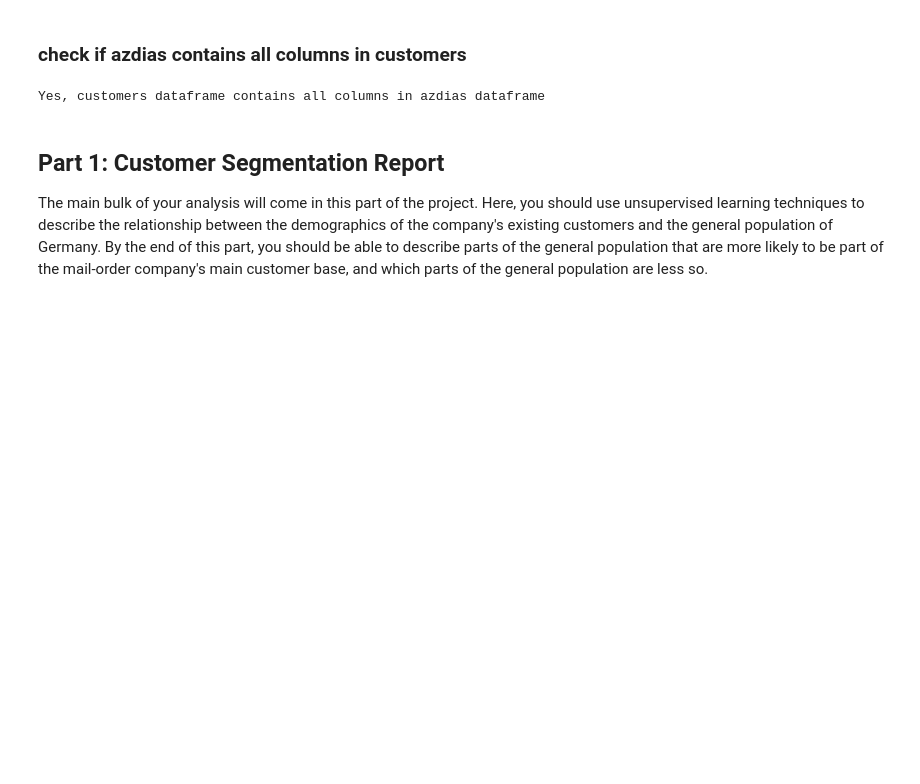
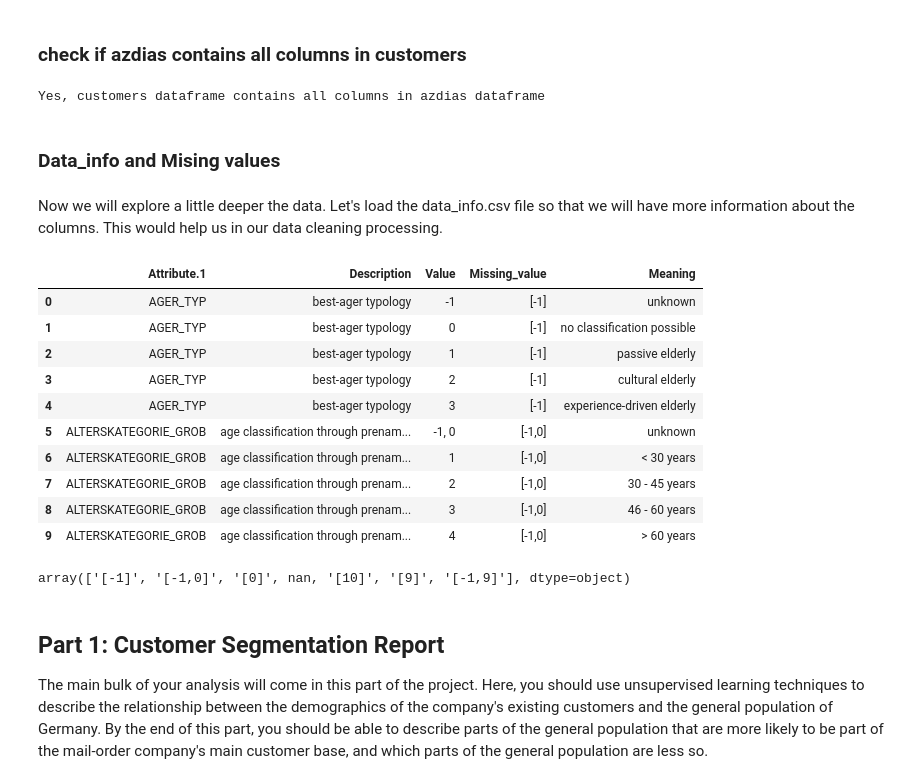
Before and after one commit to jmcabreira-zz/Data-Science-Projects, a Jupyter notebook: Customer_Segmentation_Report/Arvato_Project_Workbook.ipynb, the cells around one changed output. Saved outputs shown, nothing was run; the diff lists cells and outputs as text; code cells hidden in the pictures; blank space fills up the shorter version.

Commit message:
refactor: Add code - Part 1.1 Check for Missing Values - azdias df and Create dataframe with attributes and the missing codes from data_info.csv file :

```diff
--- a/Customer_Segmentation_Report/Arvato_ Project_Workbook.ipynb
+++ b/Customer_Segmentation_Report/Arvato_Project_Workbook.ipynb
@@ -114,6 +114,31 @@ else :
     print("No, customers dataframe does not contain all columns in azdias dataframe")
 # %% [output]
 Yes, customers dataframe contains all columns in azdias dataframe
+# %% [markdown]
+### Data_info and Mising values
+# %% [markdown]
+Now we will explore a little deeper the data. Let's load the data_info.csv file so that we will have more information about the columns. This would help us in our data cleaning processing.
+# %%
+data_info = pd.read_csv('data_info.csv')
+data_info.drop(['Attribute','ISBLANK'], axis = 1, inplace = True)
+data_info.head(10)
+# %% [output]
+|  | Attribute.1 | Description | Value | Missing_value | Meaning |
+| 0 | AGER_TYP | best-ager typology | -1 | [-1] | unknown |
+| 1 | AGER_TYP | best-ager typology | 0 | [-1] | no classification possible |
+| 2 | AGER_TYP | best-ager typology | 1 | [-1] | passive elderly |
+| 3 | AGER_TYP | best-ager typology | 2 | [-1] | cultural elderly |
+| 4 | AGER_TYP | best-ager typology | 3 | [-1] | experience-driven elderly |
+| 5 | ALTERSKATEGORIE_GROB | age classification through prenam... | -1, 0 | [-1,0] | unknown |
+| 6 | ALTERSKATEGORIE_GROB | age classification through prenam... | 1 | [-1,0] | < 30 years |
+| 7 | ALTERSKATEGORIE_GROB | age classification through prenam... | 2 | [-1,0] | 30 - 45 years |
+| 8 | ALTERSKATEGORIE_GROB | age classification through prenam... | 3 | [-1,0] | 46 - 60 years |
+| 9 | ALTERSKATEGORIE_GROB | age classification through prenam... | 4 | [-1,0] | > 60 years |
+# %%
+# Unique code for missing values
+data_info.Missing_value.unique()
+# %% [output]
+array(['[-1]', '[-1,0]', '[0]', nan, '[10]', '[9]', '[-1,9]'], dtype=object)
 # %% [markdown]
 ## Part 1: Customer Segmentation Report
 
```
Also changed, not shown: parts of 11 cells of this notebook.
